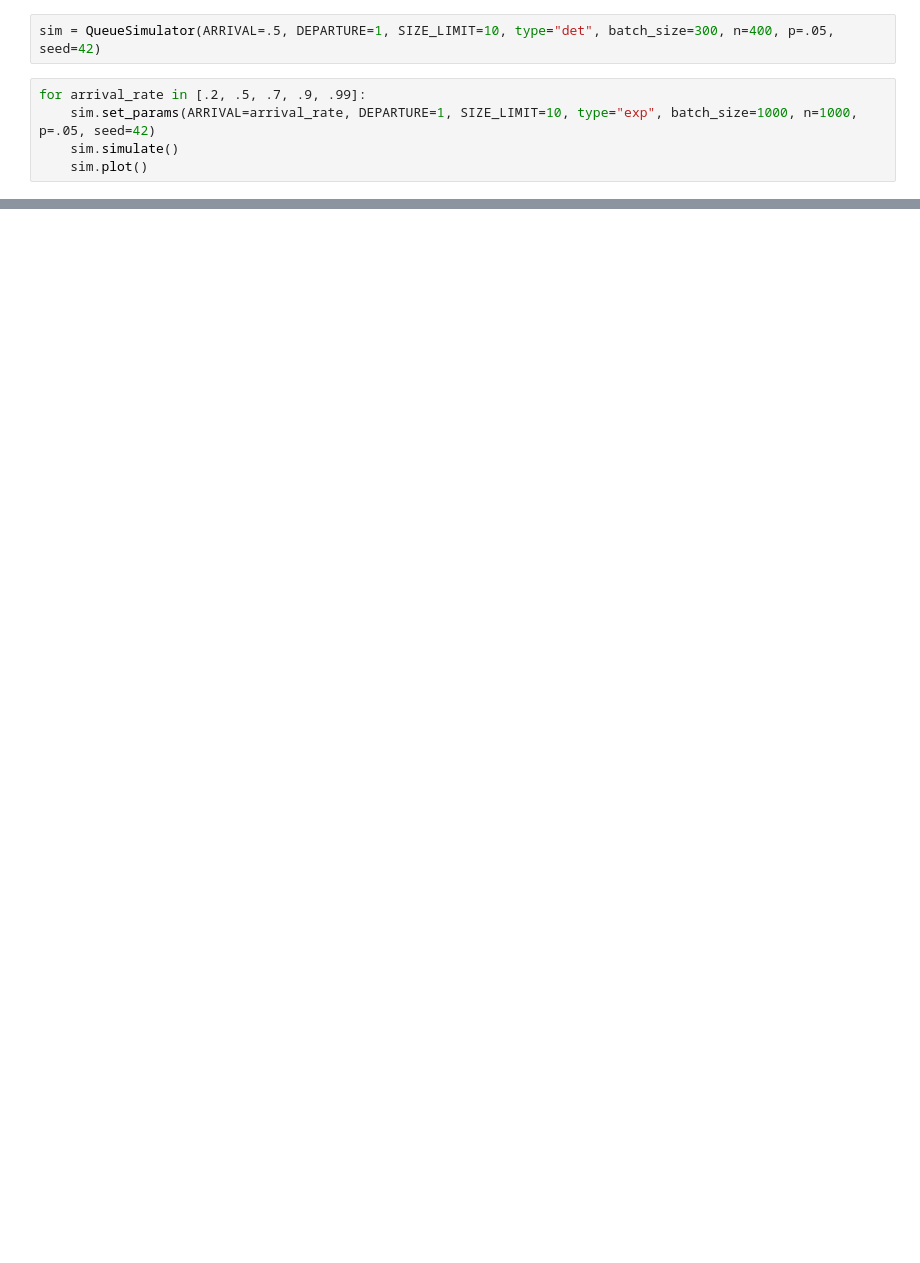
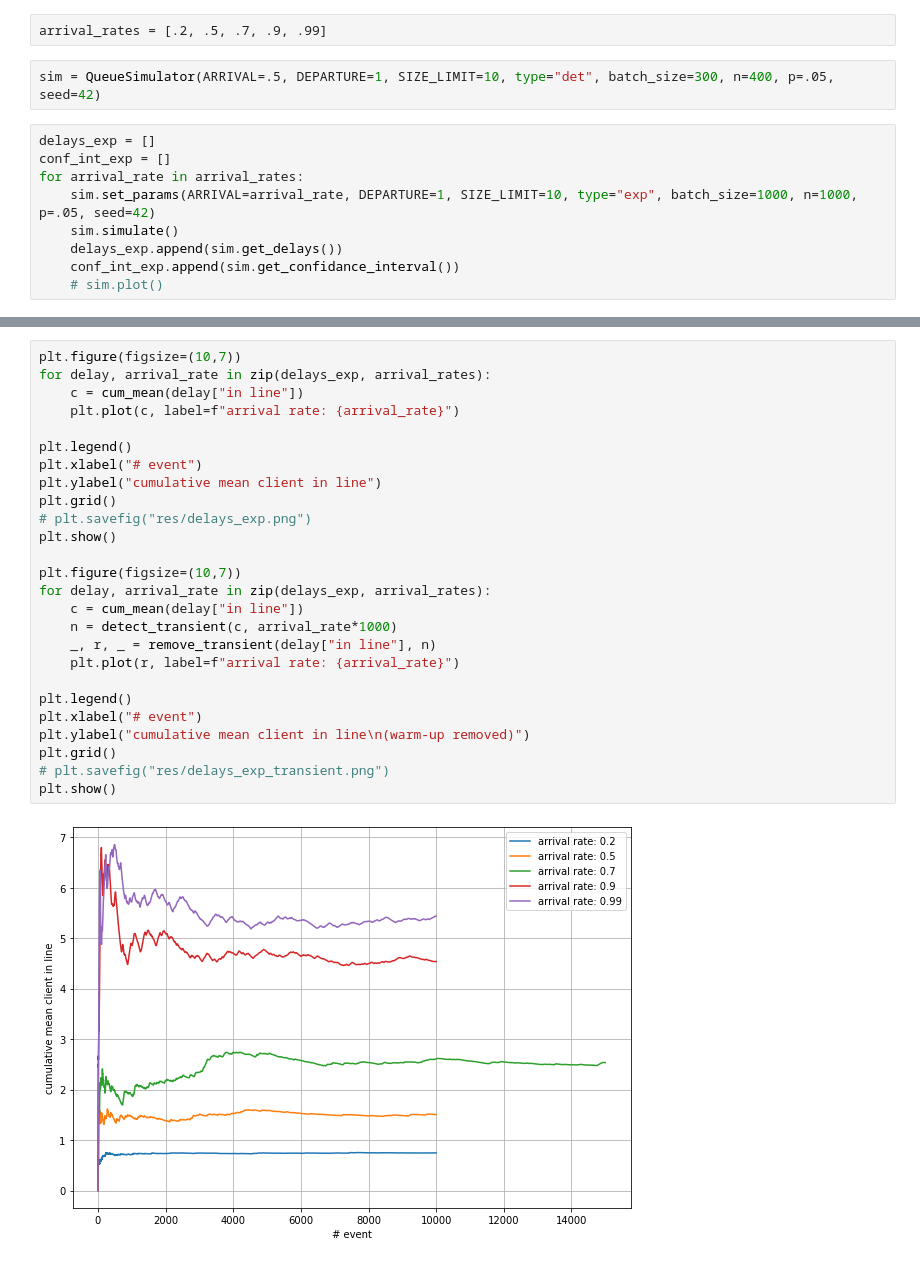
Before and after one commit to dadodimauro/ComputerAidedSimulationLab, a Jupyter notebook: Laboratories/transient_analysis/batch_mean.ipynb, the cells around one changed output, grey strips where cells are left out. Saved outputs shown, nothing was run; the diff lists cells and outputs as text; blank space fills up the shorter version.

```diff
--- a/Laboratories/transient_analysis/batch_mean.ipynb
+++ b/Laboratories/transient_analysis/batch_mean.ipynb
@@ -361,13 +365,19 @@ class QueueSimulator:
 
         print(f"CONFIDANCE INTERVAL: {self.ci}")
         print(f"mean: {self.x}")
+# %%
+arrival_rates = [.2, .5, .7, .9, .99]
 # %%
 sim = QueueSimulator(ARRIVAL=.5, DEPARTURE=1, SIZE_LIMIT=10, type="det", batch_size=300, n=400, p=.05, seed=42)
 # %%
-for arrival_rate in [.2, .5, .7, .9, .99]:
+delays_exp = []
+conf_int_exp = []
+for arrival_rate in arrival_rates:
     sim.set_params(ARRIVAL=arrival_rate, DEPARTURE=1, SIZE_LIMIT=10, type="exp", batch_size=1000, n=1000, p=.05, seed=42)
     sim.simulate()
-    sim.plot()
+    delays_exp.append(sim.get_delays())
+    conf_int_exp.append(sim.get_confidance_interval())
+    # sim.plot()
 # %% [output]
 ARRIVAL RATE: 0.2
 SERVICE RATE: 1
@@ -416,0 +399,28 @@ mean: 4.63527008215904
+# %%
+plt.figure(figsize=(10,7))
+for delay, arrival_rate in zip(delays_exp, arrival_rates):
+    c = cum_mean(delay["in line"])
+    plt.plot(c, label=f"arrival rate: {arrival_rate}")
+
+plt.legend()
+plt.xlabel("# event")
+plt.ylabel("cumulative mean client in line")
+plt.grid()
+# plt.savefig("res/delays_exp.png")
+plt.show()
+
+plt.figure(figsize=(10,7))
+for delay, arrival_rate in zip(delays_exp, arrival_rates):
+    c = cum_mean(delay["in line"])
+    n = detect_transient(c, arrival_rate*1000)
+    _, r, _ = remove_transient(delay["in line"], n)
+    plt.plot(r, label=f"arrival rate: {arrival_rate}")
+
+plt.legend()
+plt.xlabel("# event")
+plt.ylabel("cumulative mean client in line\n(warm-up removed)")
+plt.grid()
+# plt.savefig("res/delays_exp_transient.png")
+plt.show()
+# %% [output]
+[figure, added]
```
Also changed, not shown: parts of 10 cells of this notebook, 9 other files.
